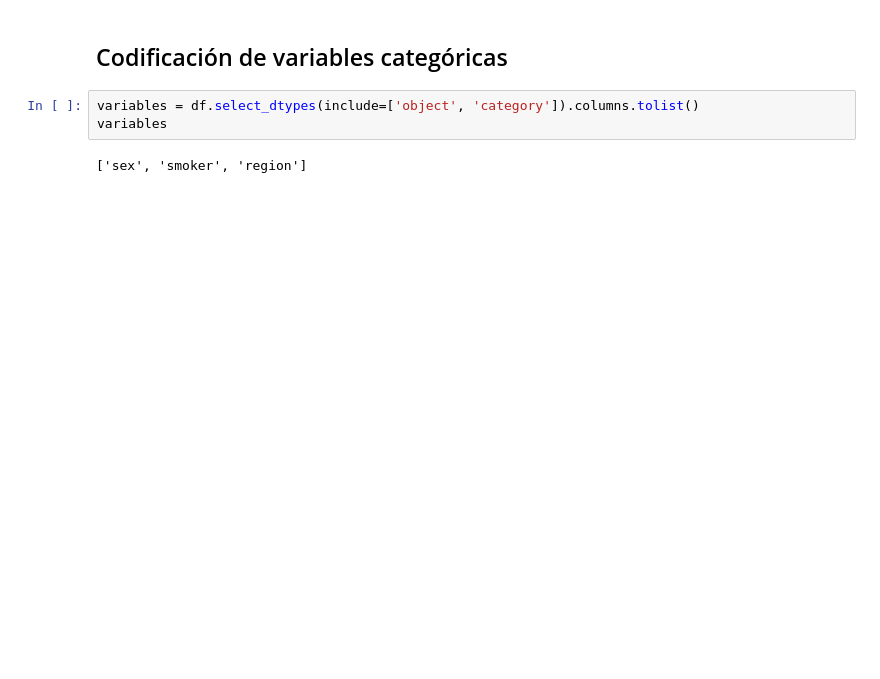
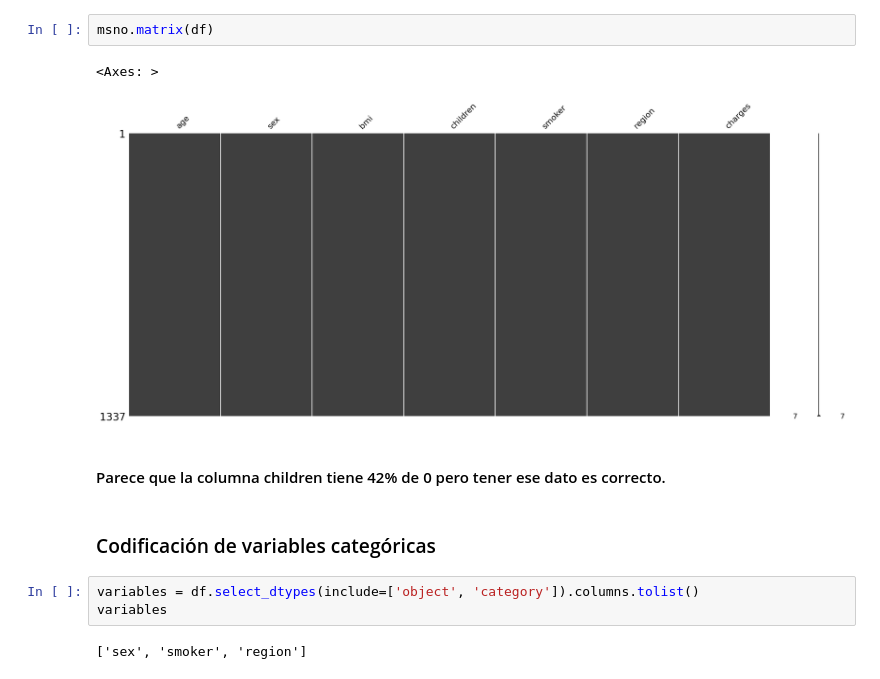
Before and after one commit to 4GeeksAcademy/carlossuesc95-intro-ml, a Jupyter notebook: src/02-lineal-regression.ipynb, the cells around one changed output. Cells and saved outputs as stored; diff of their text form; blank space fills up the shorter version.

```diff
--- a/src/02-lineal-regression.ipynb
+++ b/src/02-lineal-regression.ipynb
@@ -37,5 +103,12 @@ df_result
+# %%
+msno.matrix(df)
+# %% [output]
+<Axes: >
+[figure, added]
+# %% [markdown]
+#### Parece que la columna children tiene 42% de 0 pero tener ese dato es correcto.
 # %% [markdown]
-## Codificación de variables categóricas
+### Codificación de variables categóricas
 # %%
 variables = df.select_dtypes(include=['object', 'category']).columns.tolist()
 variables
```
Also changed, not shown: parts of 40 cells of this notebook, 1 other file.
